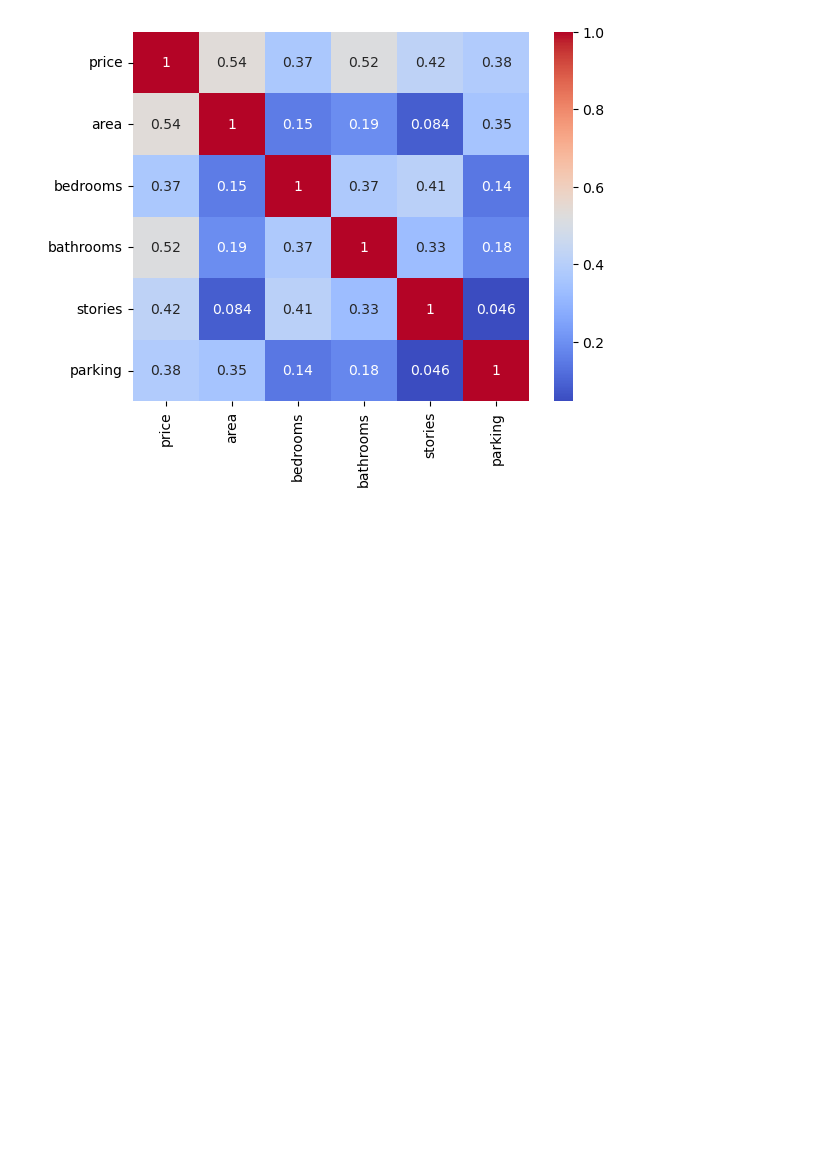
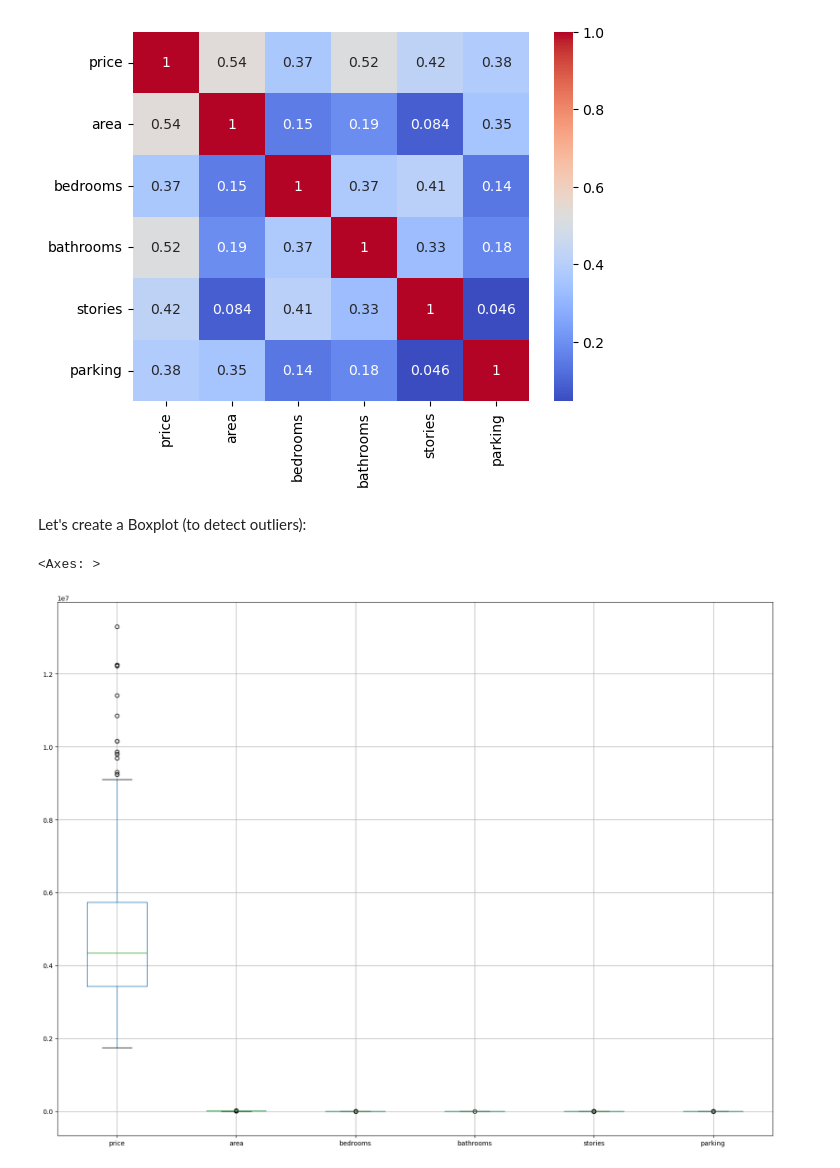
Before and after one commit to iamjaraa/Exploratory-Data-Analysis-And-House_Prediction, a Jupyter notebook: Housing.ipynb, the cells around one changed output. Drawn from its saved outputs; the diff is of its cells as text; code cells hidden in the pictures; blank space fills up the shorter version.

```diff
--- a/Housing.ipynb
+++ b/Housing.ipynb
@@ -176,0 +177,7 @@ Let's create a Boxplot (to detect outliers):
+# %% [markdown]
+Let's create a Boxplot (to detect outliers):
+# %%
+df1.boxplot(figsize = (20, 15))
+# %% [output]
+<Axes: >
+[figure, added]
```
Also changed, not shown: parts of 4 cells of this notebook.
